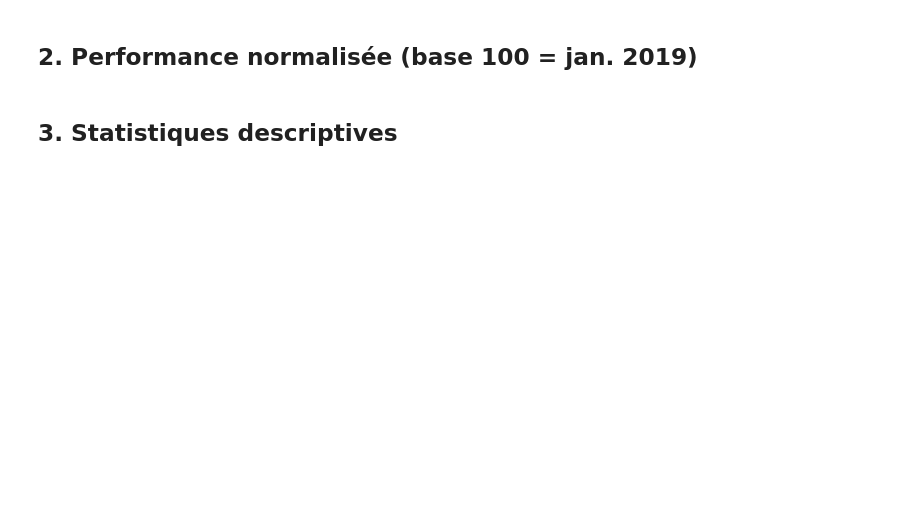
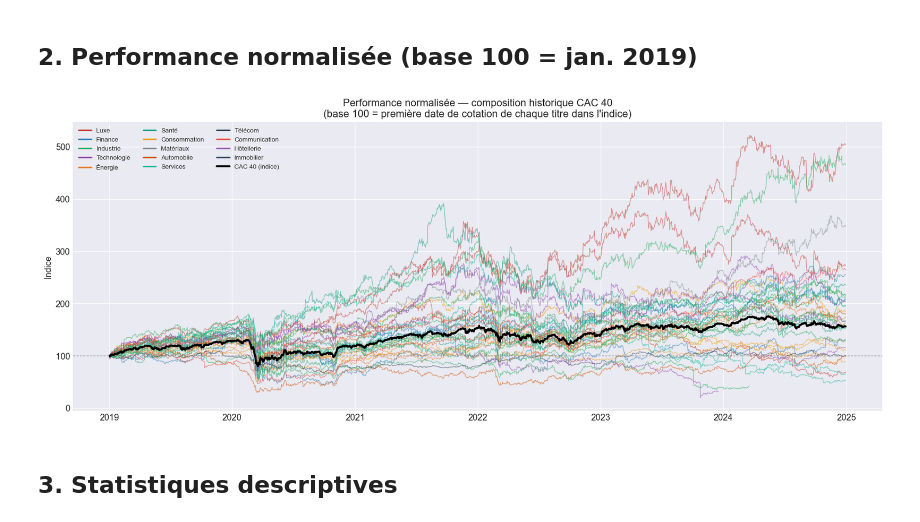
Before and after one commit to pauldesferet/marketfinance-projects, a Jupyter notebook: 07_capm_factor_model/capm_factor_model.ipynb, the cells around one changed output. Saved outputs shown, nothing was run; the diff lists cells and outputs as text; code cells hidden in the pictures; blank space fills up the shorter version.

Commit message:
Fix CAC 40 historical composition and Fama-French factors

```diff
--- a/07_capm_factor_model/capm_factor_model.ipynb
+++ b/07_capm_factor_model/capm_factor_model.ipynb
@@ -136,28 +201,36 @@ if len(available) < 40:
 # %% [markdown]
 ## 2. Performance normalisée (base 100 = jan. 2019)
 # %%
-base = prices / prices.iloc[0] * 100
+# Normalisation base 100 depuis la première cote disponible de chaque titre
+base = prices[available].copy()
+for col in base.columns:
+    fv = base[col].first_valid_index()
+    if fv is not None:
+        base[col] = base[col] / base.loc[fv, col] * 100
+base_cac = prices["CAC40"] / prices["CAC40"].iloc[0] * 100
 
 from matplotlib.lines import Line2D
 
 fig, ax = plt.subplots(figsize=(15, 6))
 for ticker in available:
-    sect  = CAC40.get(ticker, "Autre")
+    sect  = sectors.get(ticker, "Autre")
     color = SECTOR_COLORS.get(sect, "gray")
     ax.plot(base.index, base[ticker], linewidth=0.9, alpha=0.5, color=color)
 
-ax.plot(base.index, base["CAC40"], color="black", linewidth=2.5,
-        label="CAC 40", zorder=5)
+ax.plot(base_cac.index, base_cac, color="black", linewidth=2.5, label="CAC 40", zorder=5)
 ax.axhline(100, color="gray", linestyle="--", linewidth=0.8)
-ax.set_title("Performance normalisée — 40 valeurs CAC 40 (base 100 = jan. 2019)")
+ax.set_title("Performance normalisée — composition historique CAC 40\n"
+             "(base 100 = première date de cotation de chaque titre dans l'indice)")
 ax.set_ylabel("Indice")
 
 legend_elems = [Line2D([0],[0], color=c, linewidth=2, label=s)
                 for s, c in SECTOR_COLORS.items() if s in sectors.values]
 legend_elems.append(Line2D([0],[0], color="black", linewidth=2.5, label="CAC 40 (indice)"))
 ax.legend(handles=legend_elems, ncol=3, fontsize=8, loc="upper left")
 plt.tight_layout()
 plt.show()
+# %% [output]
+[figure, added]
 # %% [markdown]
 ## 3. Statistiques descriptives
 # %%
```
Also changed, not shown: parts of 16 cells of this notebook.
